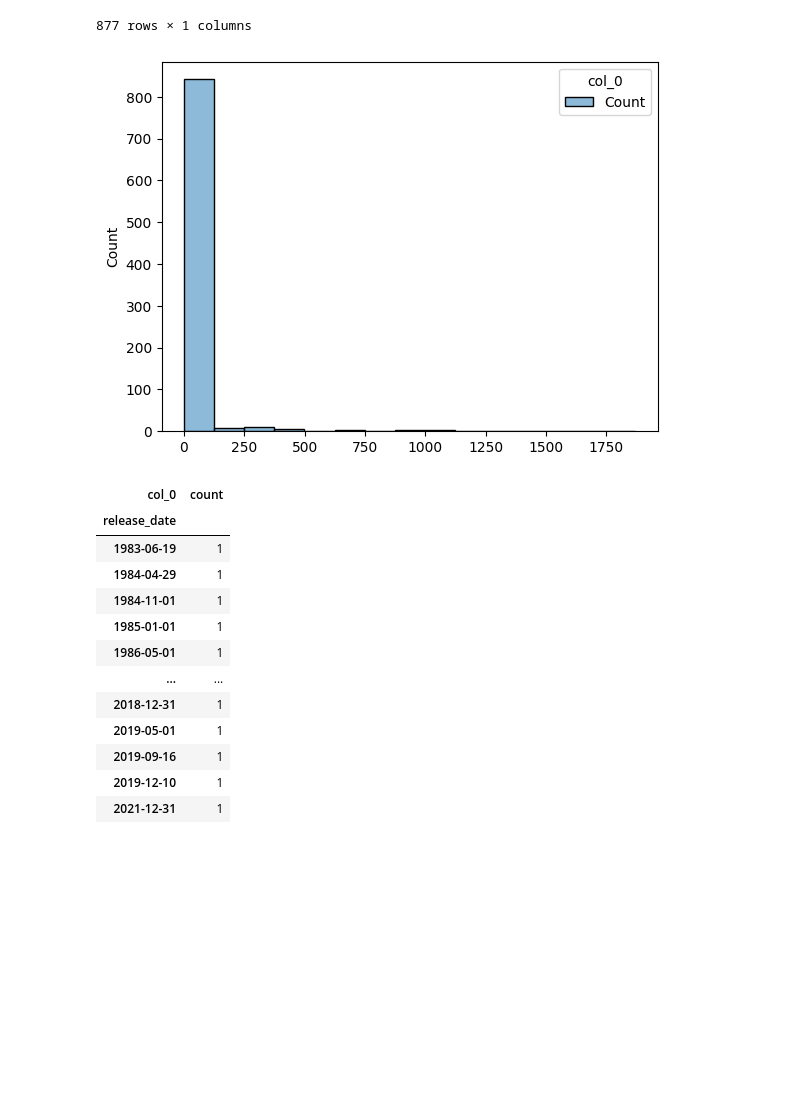
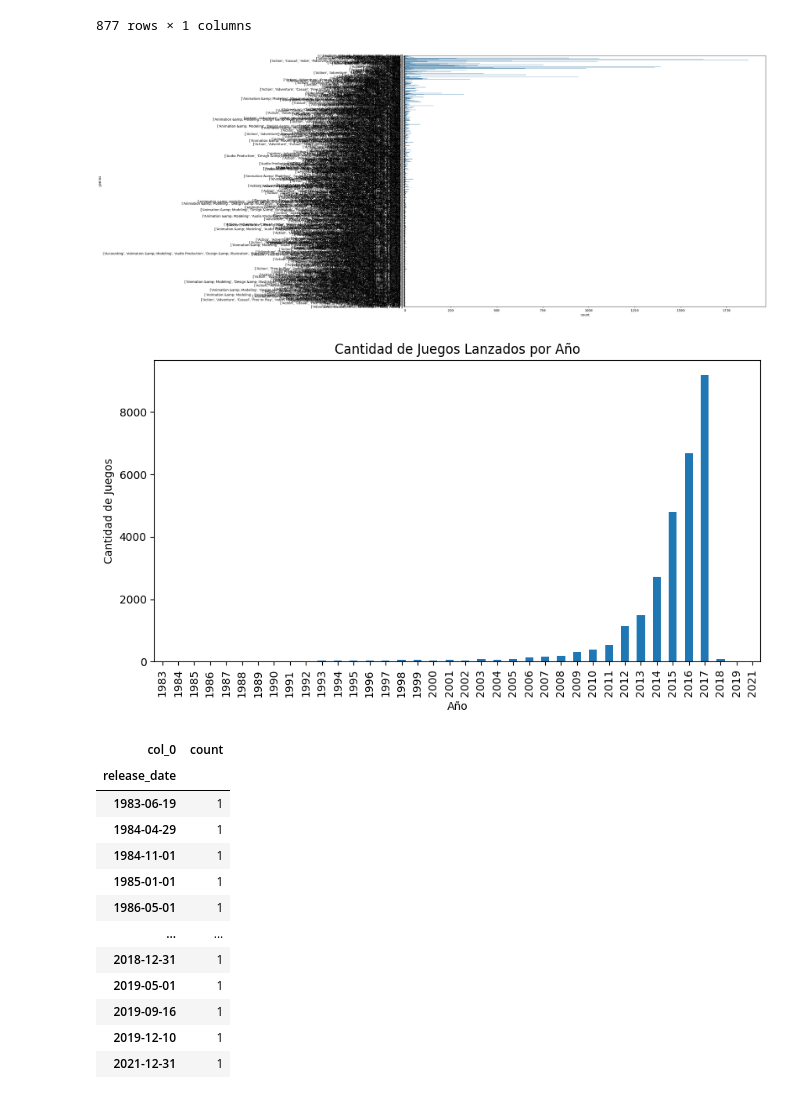
Before and after one commit to JGIOVANNIE/PI_ML_OPS_STEAM, a Jupyter notebook: Notebooks/EDA.ipynb, the cells around one changed output. Saved outputs shown, nothing was run; the diff lists cells and outputs as text; code cells hidden in the pictures; blank space fills up the shorter version.

```diff
--- a/Notebooks/EDA.ipynb
+++ b/Notebooks/EDA.ipynb
@@ -170,12 +170,30 @@ genre
 | ['Video Production'] | 21 |
 | ['Web Publishing'] | 8 |
 877 rows × 1 columns
-# %%
-
-sns.histplot(genre,bins=15,cbar=True)
-plt.show()
-# %% [output]
-[figure, removed]
+# %%
+# Contabilizo los generos
+cantidad_generos= games["genres"].value_counts().explode()
+
+# Creo el gráfico de generos
+plt.figure(figsize=(20,14))
+sns.countplot(data=games, y='genres', orient='h')
+plt.show()
+# %% [output]
+[figure, added]
+# %%
+games['year'] = pd.to_datetime(games['release_date']).dt.year
+
+# Calculamos la cantidad de productos lanzados por año
+games_per_year = games.groupby('year')['id'].nunique()
+# Graficamos
+plt.figure(figsize=(10, 5))
+games_per_year.plot(kind='bar')
+plt.title('Cantidad de Juegos Lanzados por Año')
+plt.xlabel('Año')
+plt.ylabel('Cantidad de Juegos')
+plt.show()
+# %% [output]
+[figure, added]
 # %%
 release = pd.crosstab(games['release_date'],columns='count')
 release
```
Also changed, not shown: parts of 2 cells of this notebook.
